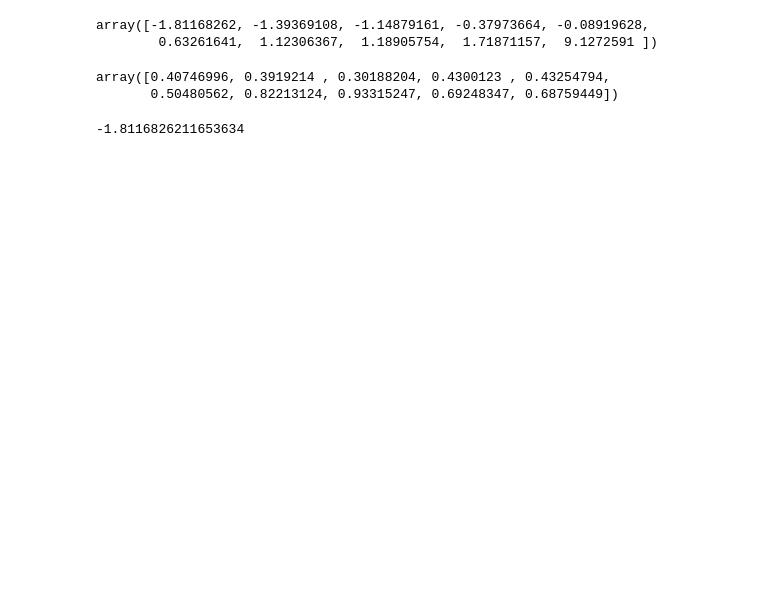
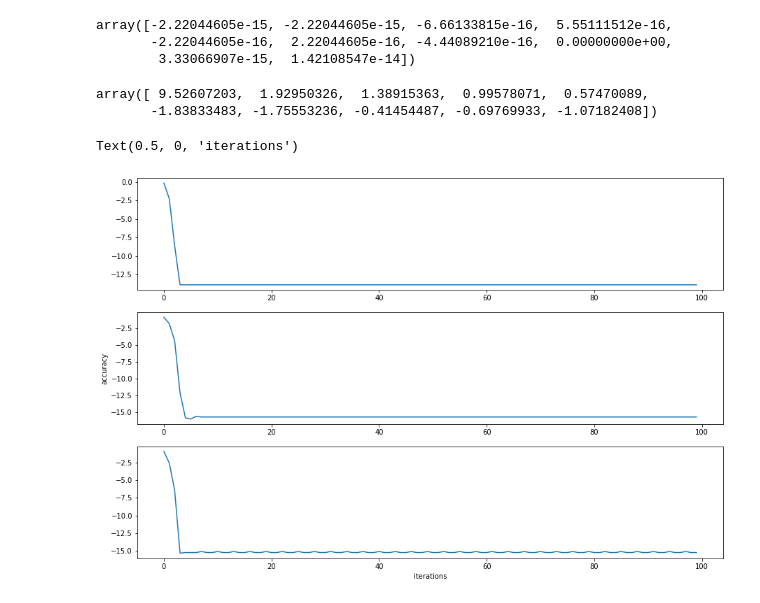
Before and after one commit to gluckt/iterative-methods, a Jupyter notebook: iterative-methods.ipynb, the cells around one changed output. Cells and saved outputs as stored; diff of their text form; code cells hidden in the pictures; blank space fills up the shorter version.

```diff
--- a/iterative-methods.ipynb
+++ b/iterative-methods.ipynb
@@ -73,18 +78,18 @@ def rqIterate(A, v0, k):
     v0 = v0/np.linalg.norm(v0)
 
     # compute lambda_0
-    lam_0 = np.dot(v0, np.dot(A, v0))
+    lam_0 = np.vdot(v0, np.dot(A, v0))
 
     v = v0
     lam = lam_0
     for i in np.arange(k):
         try:
-            w0 = np.linalg.solve(A-(lam*I),v)
+            w0 = sp.solve(A-(lam*I),v)
         except:
-            print("Solution converged")
+            #print("Solution converged")
             break
         v_k = w0/np.linalg.norm(w0)
-        lam_k = np.dot(v_k, np.dot(A, v_k))
+        lam_k = np.vdot(v_k, np.dot(A, v_k))
         lam = lam_k
         v = v_k
 
@@ -144,14 +143,40 @@ array([-1.81168262, -1.39369108, -1.14879161, -0.37973664, -0.08919628,
-# %%
-np.sort(lam_result)
-# %% [output]
-array([-1.81168262, -1.39369108, -1.14879161, -0.37973664, -0.08919628,
-        0.63261641,  1.12306367,  1.18905754,  1.71871157,  9.1272591 ])
-# %%
-v_guess0[0] - v_guess[0]
-# %% [output]
-array([0.40746996, 0.3919214 , 0.30188204, 0.4300123 , 0.43254794,
-       0.50480562, 0.82213124, 0.93315247, 0.69248347, 0.68759449])
-# %%
-rqIterate(A,v_guess0[9],10)[0]
-# %% [output]
--1.8116826211653634
+# %%
+# Check that they do match the actual eigenvalues
+np.sort(w) - np.sort(lam_result)
+# %% [output]
+array([-2.22044605e-15, -2.22044605e-15, -6.66133815e-16,  5.55111512e-16,
+       -2.22044605e-16,  2.22044605e-16, -4.44089210e-16,  0.00000000e+00,
+        3.33066907e-15,  1.42108547e-14])
+# %%
+w
+# %% [output]
+array([ 9.52607203,  1.92950326,  1.38915363,  0.99578071,  0.57470089,
+       -1.83833483, -1.75553236, -0.41454487, -0.69769933, -1.07182408])
+# %%
+# Compare accuracy as a function of iterations
+# Do with first three eigenvector guesses
+
+eval1, eval2, eval3 = w[0], w[7], w[8]
+res1, res2, res3 = [], [], []
+
+for i in np.arange(100):
+    rq_eval1, rq_evec1 = rqIterate(A, v_guess0[0], i+1)
+    rq_eval2, rq_evec2 = rqIterate(A, v_guess0[1], i+1)
+    rq_eval3, rq_evec3 = rqIterate(A, v_guess0[2], i+1)
+    accuracy1 = np.absolute(eval1 - rq_eval1)
+    accuracy2 = np.absolute(eval2 - rq_eval2)
+    accuracy3 = np.absolute(eval3 - rq_eval3)
+
+    res1.append(accuracy1)
+    res2.append(accuracy2)
+    res3.append(accuracy3)
+
+fig, axs = plt.subplots(3,1, figsize = (15,10))
+axs[0].plot(np.log10(res1))
+axs[1].plot(np.log10(res2))
+axs[1].set_ylabel("accuracy")
+axs[2].plot(np.log10(res3))
+axs[2].set_xlabel("iterations")
+# %% [output]
+Text(0.5, 0, 'iterations')
+[figure, added]
```
Also changed, not shown: parts of 36 cells of this notebook.
